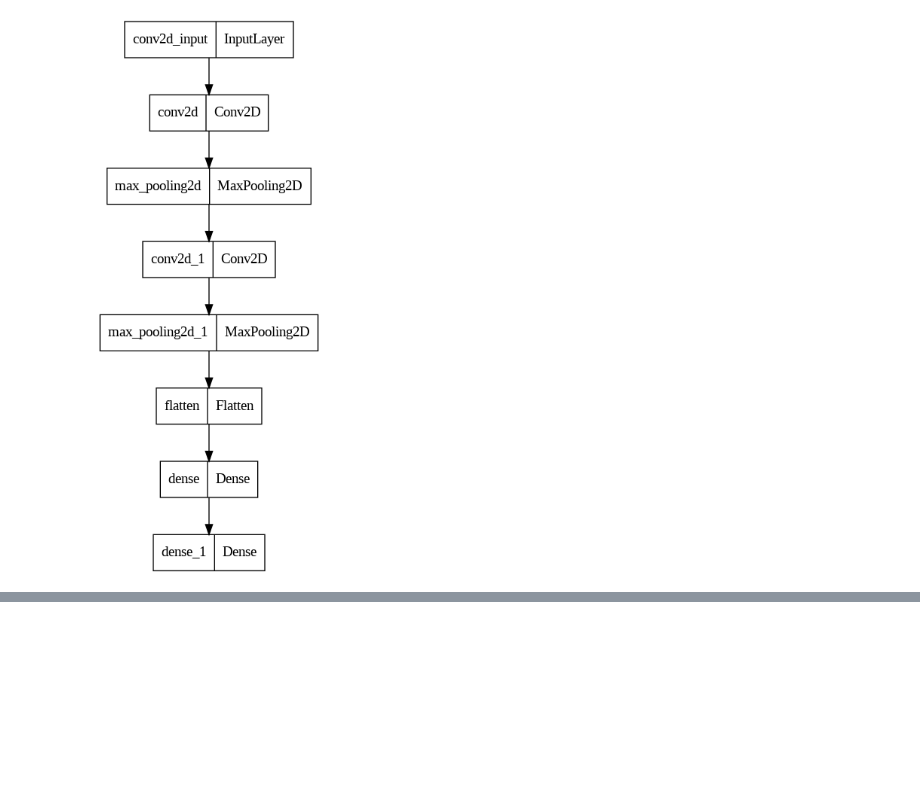
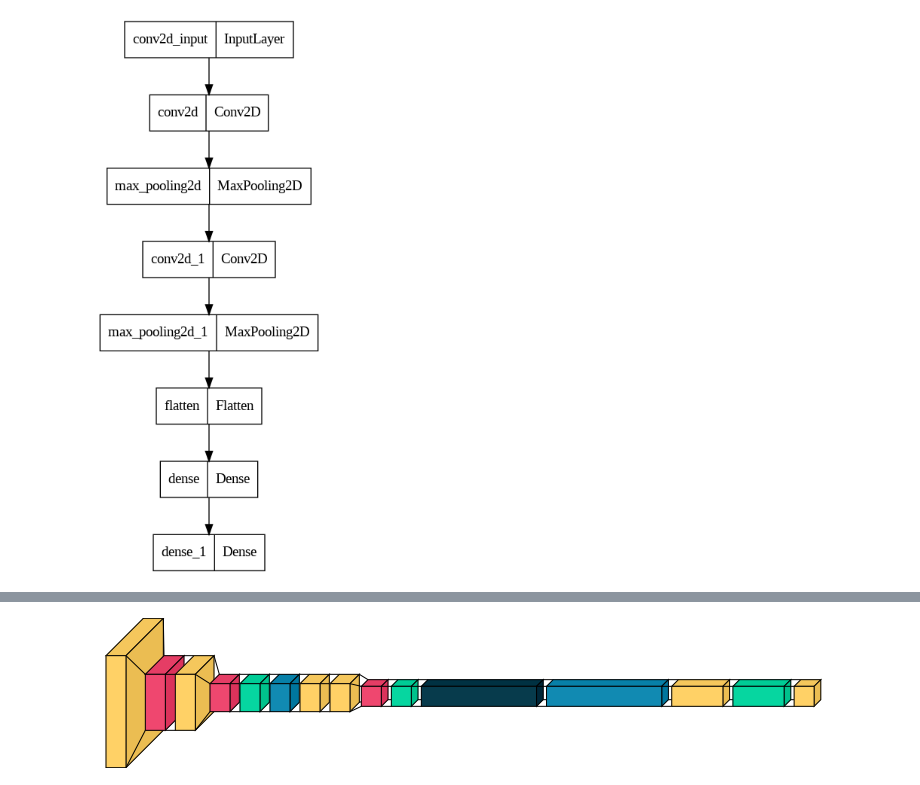
Before and after one commit to kashifliaqat/Deep_Reinforcement_Learning, a Jupyter notebook: CNN_FashionMNIST.ipynb, the cells around one changed output, grey strips where cells are left out. Cells and saved outputs as stored; diff of their text form; code cells hidden in the pictures; blank space fills up the shorter version.

```diff
--- a/CNN_FashionMNIST.ipynb
+++ b/CNN_FashionMNIST.ipynb
@@ -215,0 +191,4 @@ _________________________________________________________________
+# %%
+visualkeras.layered_view(model2)
+# %% [output]
+[figure, added]
```
Also changed, not shown: parts of 16 cells of this notebook.
